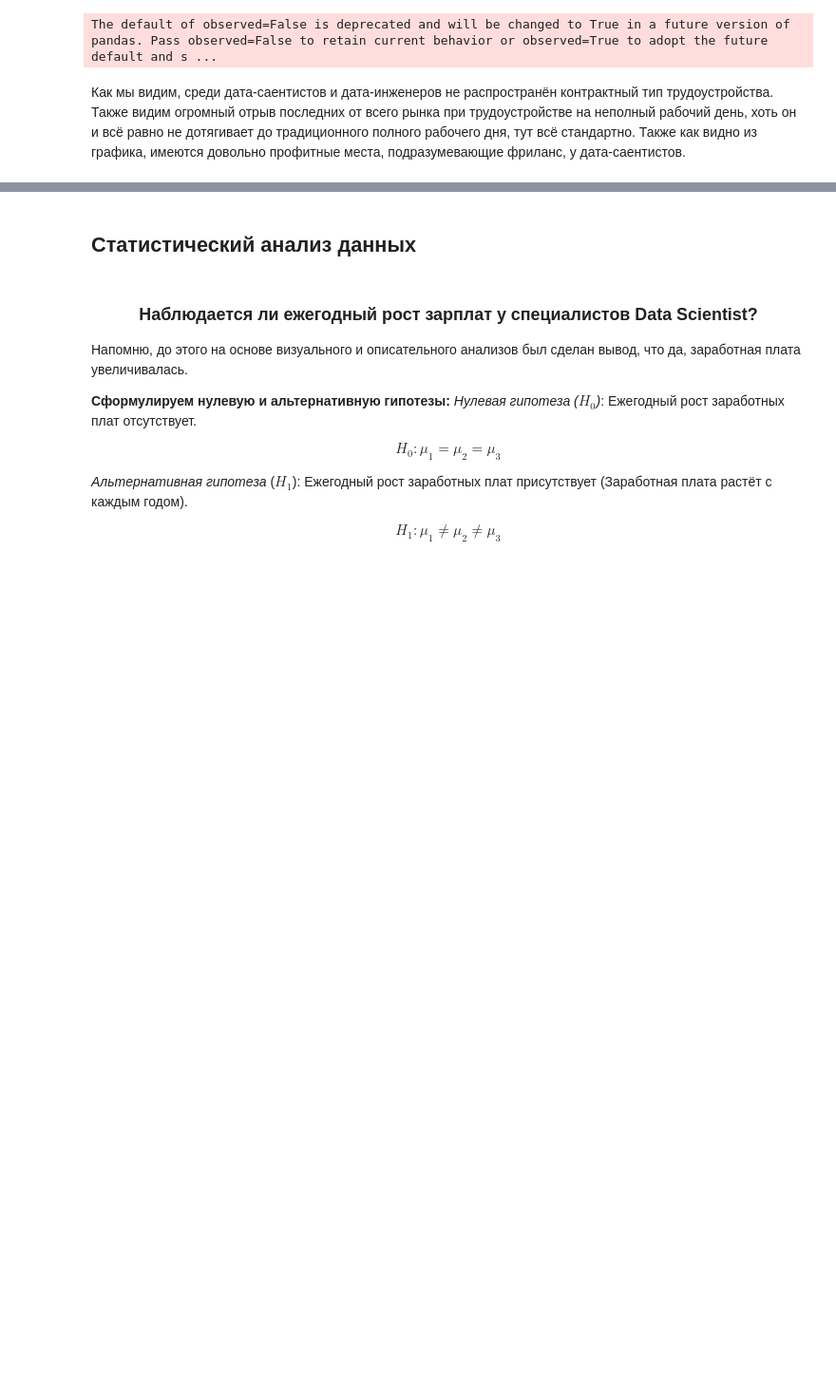
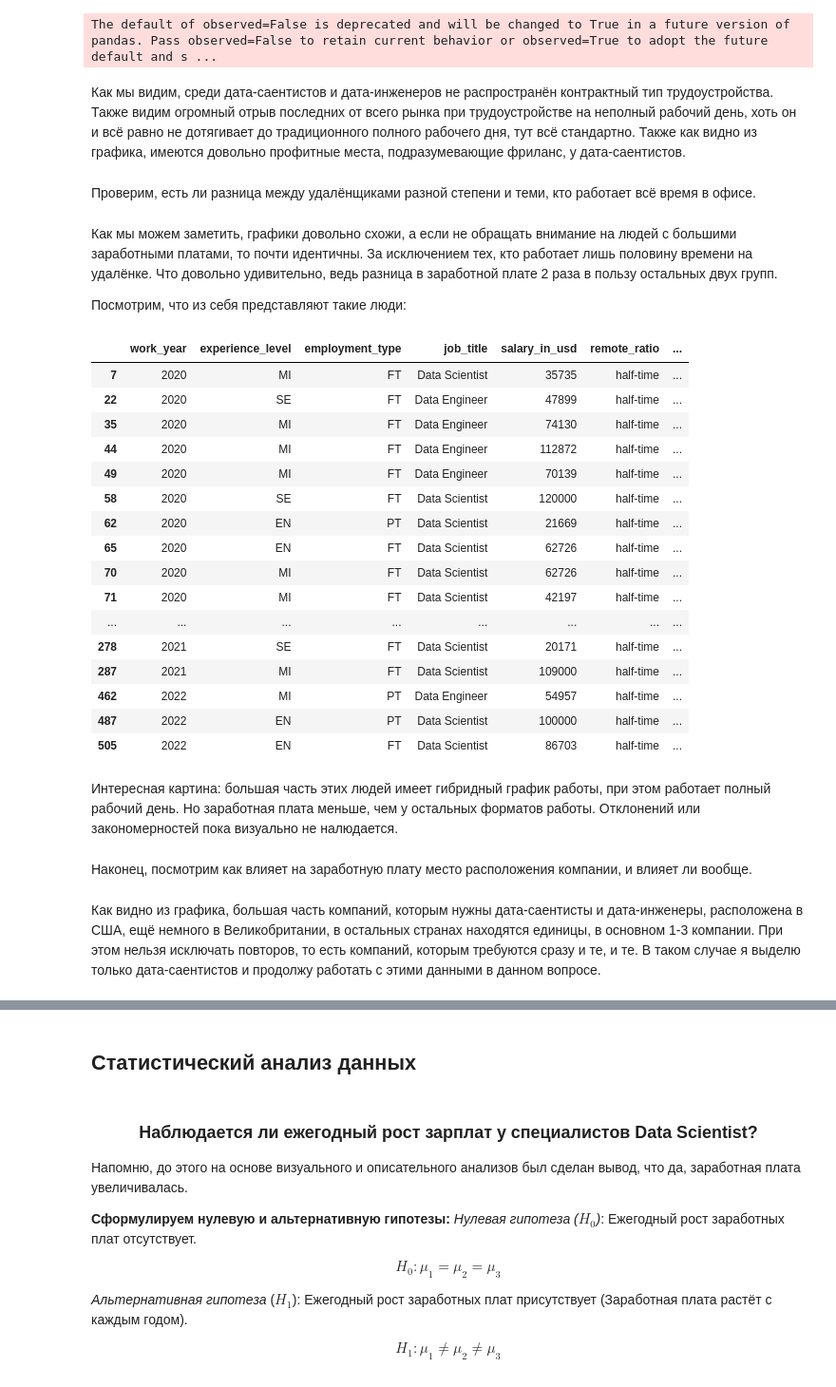
Before and after one commit to Elancinos/SF_DS_COURSE, a Jupyter notebook: Studies/EDA-4/EDA-4_practice.ipynb, the cells around one changed output, grey strips where cells are left out. Shown at 95% size. Drawn from its saved outputs; the diff is of its cells as text; code cells hidden in the pictures; blank space fills up the shorter version.

```diff
--- a/Studies/EDA-4/EDA-4_practice.ipynb
+++ b/Studies/EDA-4/EDA-4_practice.ipynb
@@ -431,3 +437,5 @@ fig7.show()
 The default of observed=False is deprecated and will be changed to True in a future version of pandas. Pass observed=False to retain current behavior or observed=True to adopt the future default and s ...
 # %% [markdown]
 Как мы видим, среди дата-саентистов и дата-инженеров не распространён контрактный тип трудоустройства. Также видим огромный отрыв последних от всего рынка при трудоустройстве на неполный рабочий день, хоть он и всё равно не дотягивает до традиционного полного рабочего дня, тут всё стандартно. Также как видно из графика, имеются довольно профитные места, подразумевающие фриланс, у дата-саентистов.
+# %% [markdown]
+Проверим, есть ли разница между удалёнщиками разной степени и теми, кто работает всё время в офисе.
@@ -433,0 +468,28 @@ The default of observed=False is deprecated and will be changed to True in a fut
+# %% [markdown]
+Как мы можем заметить, графики довольно схожи, а если не обращать внимание на людей с большими заработными платами, то почти идентичны. За исключением тех, кто работает лишь половину времени на удалёнке. Что довольно удивительно, ведь разница в заработной плате 2 раза в пользу остальных двух групп.
+
+Посмотрим, что из себя представляют такие люди:
+# %%
+data_sci_eng_mask[data_sci_eng_mask['remote_ratio']=='half-time']
+# %% [output]
+|  | work_year | experience_level | employment_type | job_title | salary_in_usd | remote_ratio | ... |
+| 7 | 2020 | MI | FT | Data Scientist | 35735 | half-time | ... |
+| 22 | 2020 | SE | FT | Data Engineer | 47899 | half-time | ... |
+| 35 | 2020 | MI | FT | Data Engineer | 74130 | half-time | ... |
+| 44 | 2020 | MI | FT | Data Engineer | 112872 | half-time | ... |
+| 49 | 2020 | MI | FT | Data Engineer | 70139 | half-time | ... |
+| 58 | 2020 | SE | FT | Data Scientist | 120000 | half-time | ... |
+| 62 | 2020 | EN | PT | Data Scientist | 21669 | half-time | ... |
+| 65 | 2020 | EN | FT | Data Scientist | 62726 | half-time | ... |
+| 70 | 2020 | MI | FT | Data Scientist | 62726 | half-time | ... |
+| 71 | 2020 | MI | FT | Data Scientist | 42197 | half-time | ... |
+| ... | ... | ... | ... | ... | ... | ... | ... |
+| 278 | 2021 | SE | FT | Data Scientist | 20171 | half-time | ... |
+| 287 | 2021 | MI | FT | Data Scientist | 109000 | half-time | ... |
+| 462 | 2022 | MI | PT | Data Engineer | 54957 | half-time | ... |
+| 487 | 2022 | EN | PT | Data Scientist | 100000 | half-time | ... |
+| 505 | 2022 | EN | FT | Data Scientist | 86703 | half-time | ... |
+# %% [markdown]
+Интересная картина: большая часть этих людей имеет гибридный график работы, при этом работает полный рабочий день. Но заработная плата меньше, чем у остальных форматов работы. Отклонений или закономерностей пока визуально не налюдается.
+# %% [markdown]
+Наконец, посмотрим как влияет на заработную плату место расположения компании, и влияет ли вообще.
@@ -433,0 +505,2 @@ The default of observed=False is deprecated and will be changed to True in a fut
+# %% [markdown]
+Как видно из графика, большая часть компаний, которым нужны дата-саентисты и дата-инженеры, расположена в США, ещё немного в Великобритании, в остальных странах находятся единицы, в основном 1-3 компании. При этом нельзя исключать повторов, то есть компаний, которым требуются сразу и те, и те. В таком случае я выделю только дата-саентистов и продолжу работать с этими данными в данном вопросе.
```
Also changed, not shown: parts of 30 cells of this notebook.
